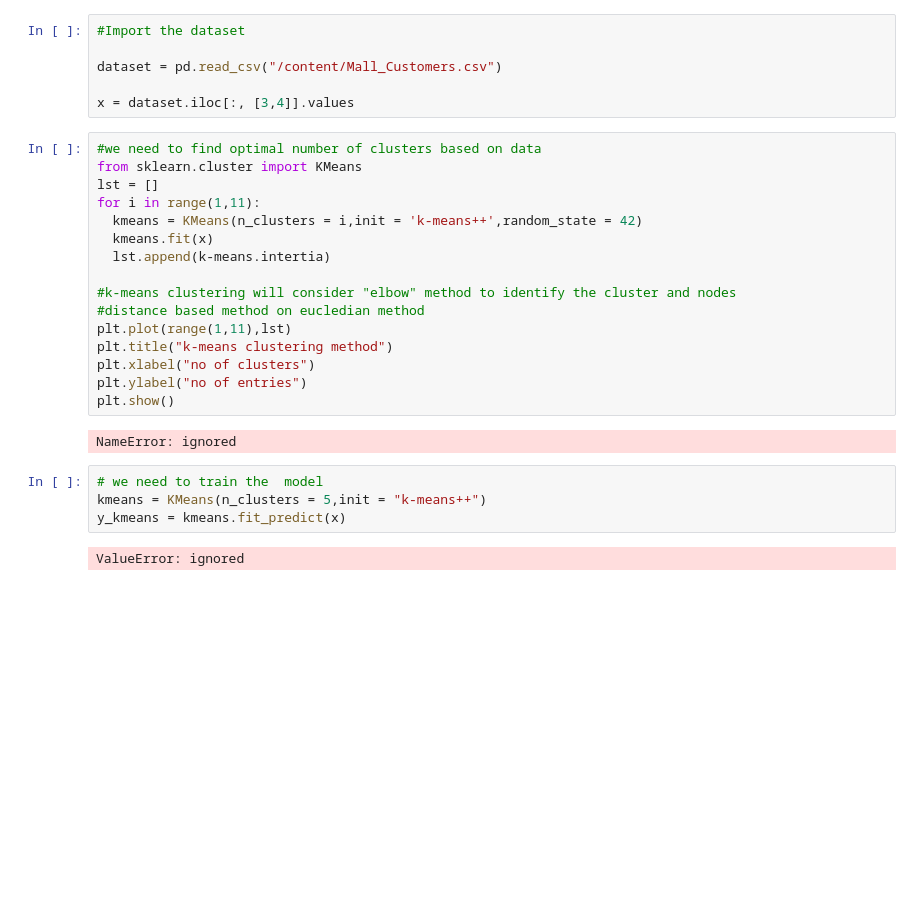
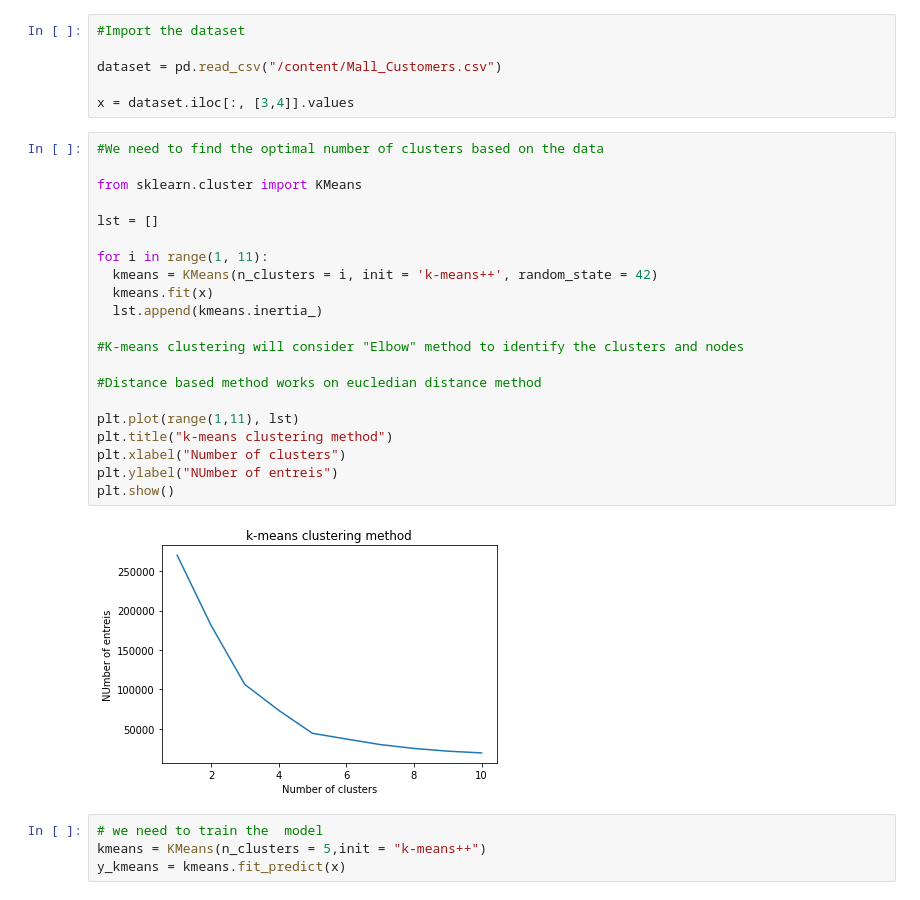
Before and after one commit to BDhivya-md3/day14, a Jupyter notebook: day14.ipynb, the cells around one changed output. Cells and saved outputs as stored; diff of their text form; blank space fills up the shorter version.

```diff
--- a/day14.ipynb
+++ b/day14.ipynb
@@ -14,29 +14,32 @@ dataset = pd.read_csv("/content/Mall_Customers.csv")
 
 x = dataset.iloc[:, [3,4]].values
 # %%
-#we need to find optimal number of clusters based on data
+#We need to find the optimal number of clusters based on the data
+
 from sklearn.cluster import KMeans
+
 lst = []
-for i in range(1,11):
-  kmeans = KMeans(n_clusters = i,init = 'k-means++',random_state = 42)
+
+for i in range(1, 11):
+  kmeans = KMeans(n_clusters = i, init = 'k-means++', random_state = 42)
   kmeans.fit(x)
-  lst.append(k-means.intertia)
+  lst.append(kmeans.inertia_)
 
-#k-means clustering will consider "elbow" method to identify the cluster and nodes
-#distance based method on eucledian method
-plt.plot(range(1,11),lst)
+#K-means clustering will consider "Elbow" method to identify the clusters and nodes
+
+#Distance based method works on eucledian distance method
+
+plt.plot(range(1,11), lst)
 plt.title("k-means clustering method")
-plt.xlabel("no of clusters")
-plt.ylabel("no of entries")
+plt.xlabel("Number of clusters")
+plt.ylabel("NUmber of entreis")
 plt.show()
 # %% [output]
-NameError: ignored
+[figure, added]
 # %%
 # we need to train the  model
 kmeans = KMeans(n_clusters = 5,init = "k-means++")
 y_kmeans = kmeans.fit_predict(x)
-# %% [output]
-ValueError: ignored
 # %%
 #visualize the dataset in 5 diff clusters
 plt.scatter(x[y_kmeans==0,1],x[y_kmeans==0,1],s=10,c = "red",label = "Cluster 1")
```
Also changed, not shown: parts of 2 cells of this notebook.
